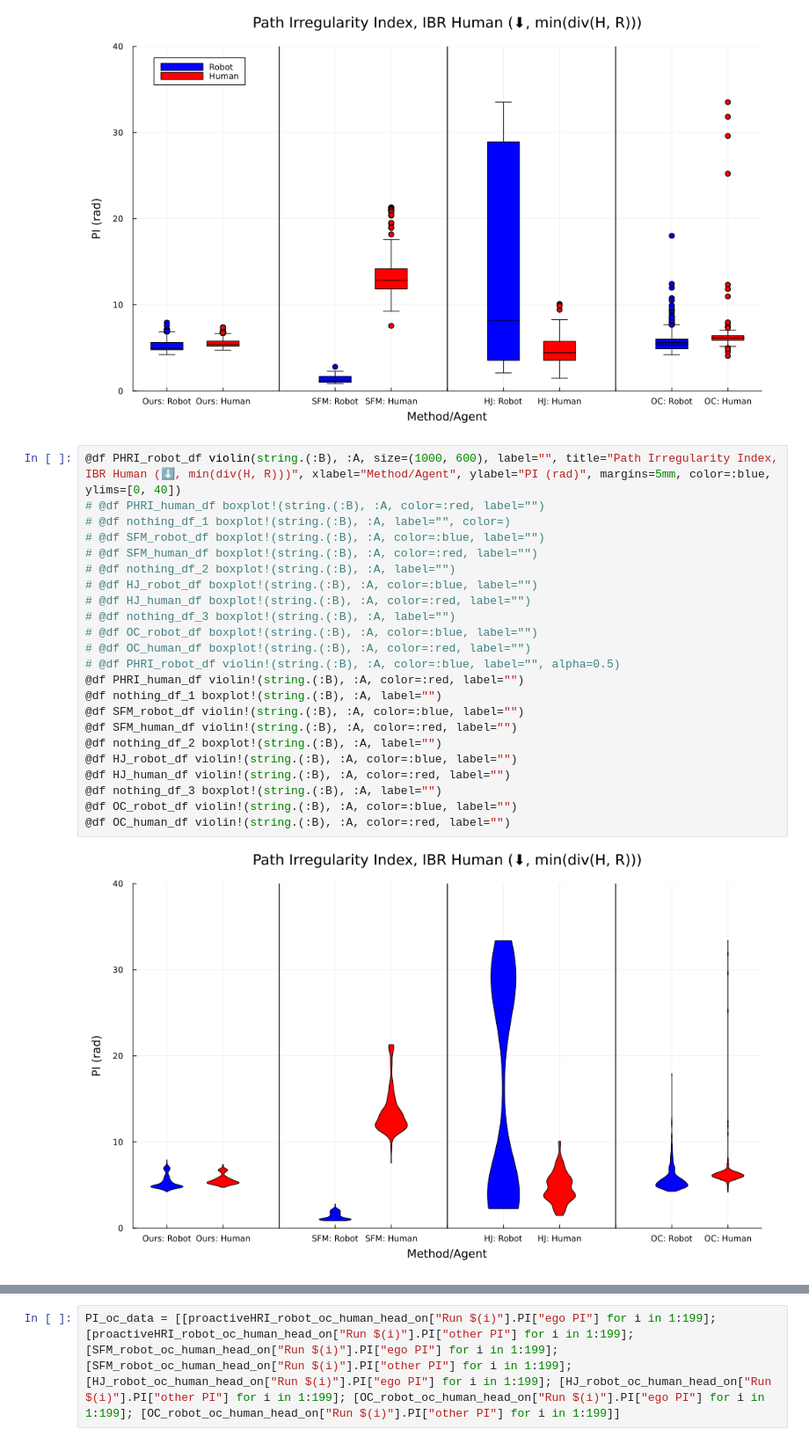
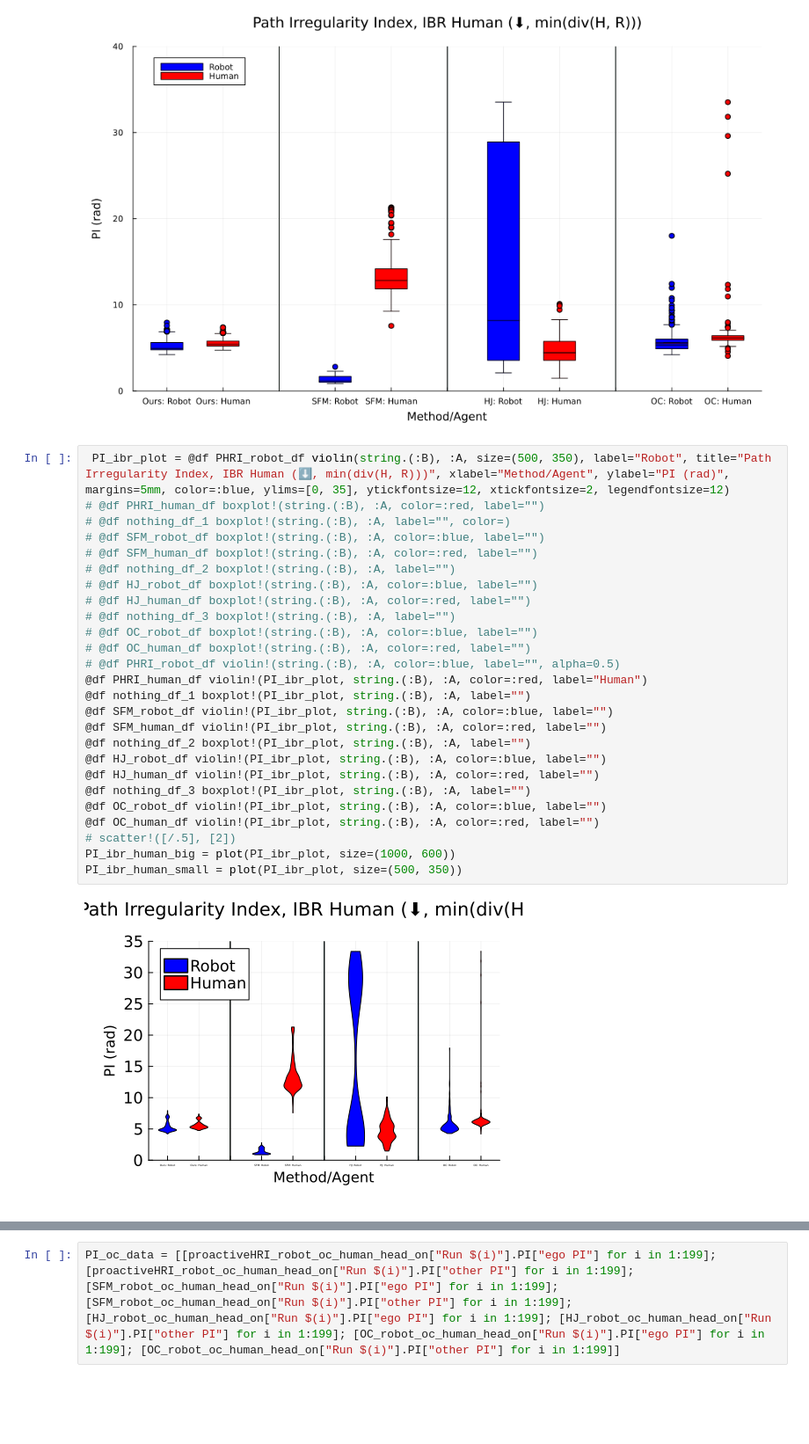
Before and after one commit to UW-CTRL/PHRI.jl, a Jupyter notebook: src/data_analysis.ipynb, the cells around one changed output, grey strips where cells are left out. Shown at 88% size. Cells and saved outputs as stored; diff of their text form; blank space fills up the shorter version.

```diff
--- a/src/data_analysis.ipynb
+++ b/src/data_analysis.ipynb
@@ -174,27 +200,30 @@ nothing_df_3 = DataFrame(A=nothing_data, B=nothing_data_3_string)
 # %% [output]
 [figure]
 # %%
-@df PHRI_robot_df violin(string.(:B), :A, size=(1000, 600), label="", title="Path Irregularity Index, IBR Human (⬇, min(div(H, R)))", xlabel="Method/Agent", ylabel="PI (rad)", margins=5mm, color=:blue, ylims=[0, 40])
+ PI_ibr_plot = @df PHRI_robot_df violin(string.(:B), :A, size=(500, 350), label="Robot", title="Path Irregularity Index, IBR Human (⬇, min(div(H, R)))", xlabel="Method/Agent", ylabel="PI (rad)", margins=5mm, color=:blue, ylims=[0, 35], ytickfontsize=12, xtickfontsize=2, legendfontsize=12)
 # @df PHRI_human_df boxplot!(string.(:B), :A, color=:red, label="")
 # @df nothing_df_1 boxplot!(string.(:B), :A, label="", color=)
 # @df SFM_robot_df boxplot!(string.(:B), :A, color=:blue, label="")
 # @df SFM_human_df boxplot!(string.(:B), :A, color=:red, label="")
 # @df nothing_df_2 boxplot!(string.(:B), :A, label="")
 # @df HJ_robot_df boxplot!(string.(:B), :A, color=:blue, label="")
 # @df HJ_human_df boxplot!(string.(:B), :A, color=:red, label="")
 # @df nothing_df_3 boxplot!(string.(:B), :A, label="")
 # @df OC_robot_df boxplot!(string.(:B), :A, color=:blue, label="")
 # @df OC_human_df boxplot!(string.(:B), :A, color=:red, label="")
 # @df PHRI_robot_df violin!(string.(:B), :A, color=:blue, label="", alpha=0.5)
-@df PHRI_human_df violin!(string.(:B), :A, color=:red, label="")
-@df nothing_df_1 boxplot!(string.(:B), :A, label="")
-@df SFM_robot_df violin!(string.(:B), :A, color=:blue, label="")
-@df SFM_human_df violin!(string.(:B), :A, color=:red, label="")
-@df nothing_df_2 boxplot!(string.(:B), :A, label="")
-@df HJ_robot_df violin!(string.(:B), :A, color=:blue, label="")
-@df HJ_human_df violin!(string.(:B), :A, color=:red, label="")
-@df nothing_df_3 boxplot!(string.(:B), :A, label="")
-@df OC_robot_df violin!(string.(:B), :A, color=:blue, label="")
-@df OC_human_df violin!(string.(:B), :A, color=:red, label="")
+@df PHRI_human_df violin!(PI_ibr_plot, string.(:B), :A, color=:red, label="Human")
+@df nothing_df_1 boxplot!(PI_ibr_plot, string.(:B), :A, label="")
+@df SFM_robot_df violin!(PI_ibr_plot, string.(:B), :A, color=:blue, label="")
+@df SFM_human_df violin!(PI_ibr_plot, string.(:B), :A, color=:red, label="")
+@df nothing_df_2 boxplot!(PI_ibr_plot, string.(:B), :A, label="")
+@df HJ_robot_df violin!(PI_ibr_plot, string.(:B), :A, color=:blue, label="")
+@df HJ_human_df violin!(PI_ibr_plot, string.(:B), :A, color=:red, label="")
+@df nothing_df_3 boxplot!(PI_ibr_plot, string.(:B), :A, label="")
+@df OC_robot_df violin!(PI_ibr_plot, string.(:B), :A, color=:blue, label="")
+@df OC_human_df violin!(PI_ibr_plot, string.(:B), :A, color=:red, label="")
+# scatter!([/.5], [2])
+PI_ibr_human_big = plot(PI_ibr_plot, size=(1000, 600))
+PI_ibr_human_small = plot(PI_ibr_plot, size=(500, 350))
 # %% [output]
-[figure, old version]
+[figure, new version]
```
Also changed, not shown: parts of 11 cells of this notebook, 1 other file.
